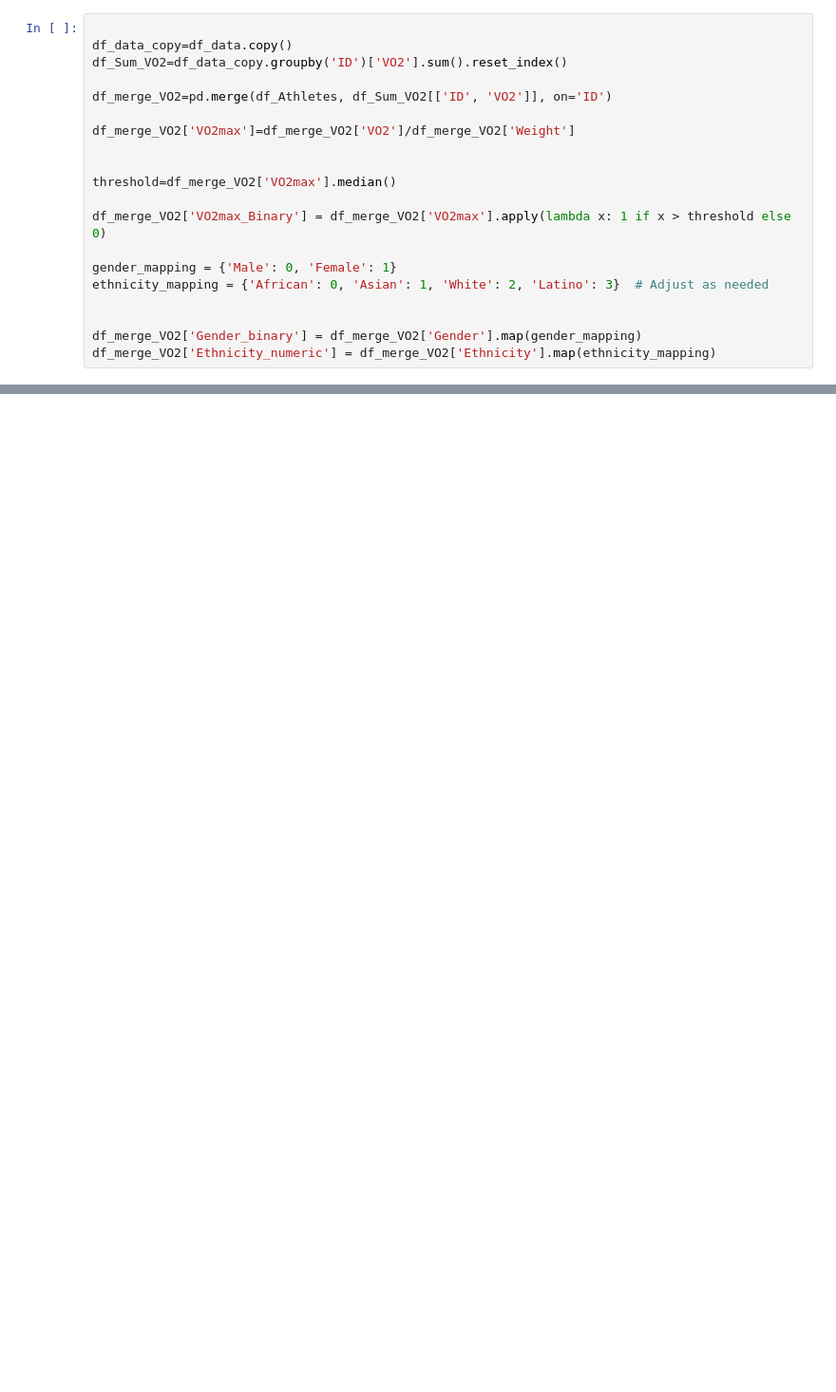
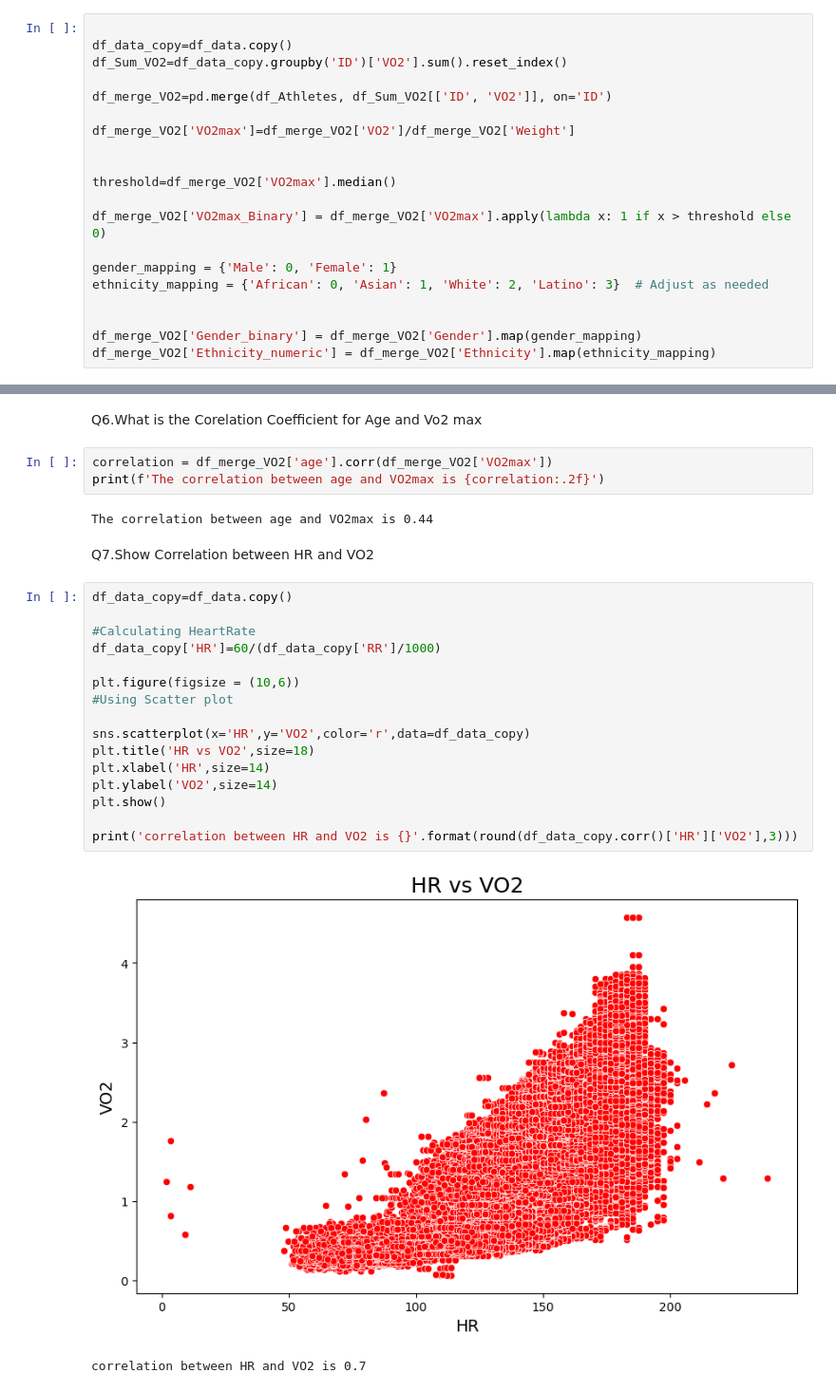
Before and after one commit to anuvarsha2642/3_Code_Rangers_PythonHackathon_Aug24, a Jupyter notebook: 3_Code_Rangers_AddnlQuestions.ipynb, the cells around one changed output, grey strips where cells are left out. Shown at 95% size. Drawn from its saved outputs; the diff is of its cells as text; blank space fills up the shorter version.

```diff
--- a/3_Code_Rangers_AddnlQuestions.ipynb
+++ b/3_Code_Rangers_AddnlQuestions.ipynb
@@ -82,0 +205,28 @@ log_reg.score(X_test_std, y_test)
+# %% [markdown]
+Q6.What is the Corelation Coefficient for Age and  Vo2 max
+# %%
+correlation = df_merge_VO2['age'].corr(df_merge_VO2['VO2max'])
+print(f'The correlation between age and VO2max is {correlation:.2f}')
+# %% [output]
+The correlation between age and VO2max is 0.44
+# %% [markdown]
+Q7.Show Correlation between HR and VO2
+# %%
+df_data_copy=df_data.copy()
+
+#Calculating HeartRate
+df_data_copy['HR']=60/(df_data_copy['RR']/1000)
+
+plt.figure(figsize = (10,6))
+#Using Scatter plot
+
+sns.scatterplot(x='HR',y='VO2',color='r',data=df_data_copy)
+plt.title('HR vs VO2',size=18)
+plt.xlabel('HR',size=14)
+plt.ylabel('VO2',size=14)
+plt.show()
+
+print('correlation between HR and VO2 is {}'.format(round(df_data_copy.corr()['HR']['VO2'],3)))
+# %% [output]
+[figure, added]
+correlation between HR and VO2 is 0.7
```
Also changed, not shown: parts of 22 cells of this notebook.
